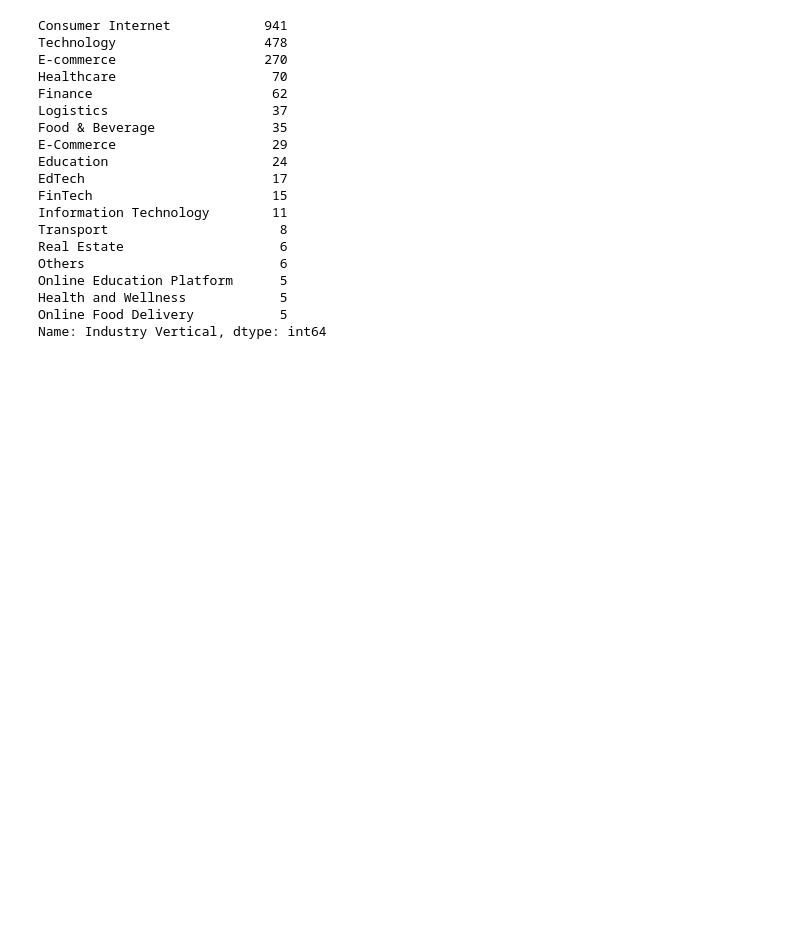
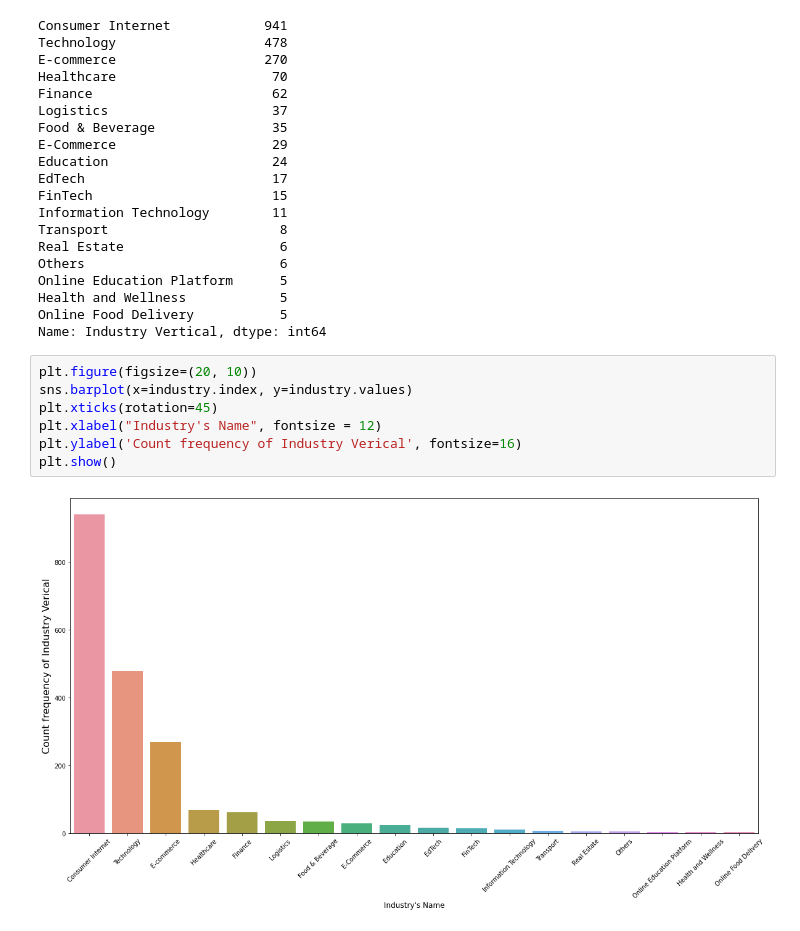
Before and after one commit to Rosiee0312/Unicorn---Analytics, a Jupyter notebook: Data_analytics.ipynb, the cells around one changed output. Saved outputs shown, nothing was run; the diff lists cells and outputs as text; blank space fills up the shorter version.

```diff
--- a/Data_analytics.ipynb
+++ b/Data_analytics.ipynb
@@ -875,3 +875,12 @@ Online Education Platform      5
 Health and Wellness            5
 Online Food Delivery           5
 Name: Industry Vertical, dtype: int64
+# %%
+plt.figure(figsize=(20, 10))
+sns.barplot(x=industry.index, y=industry.values)
+plt.xticks(rotation=45)
+plt.xlabel("Industry's Name", fontsize = 12)
+plt.ylabel('Count frequency of Industry Verical', fontsize=16)
+plt.show()
+# %% [output]
+[figure, added]
```
Also changed, not shown: parts of 46 cells of this notebook.
